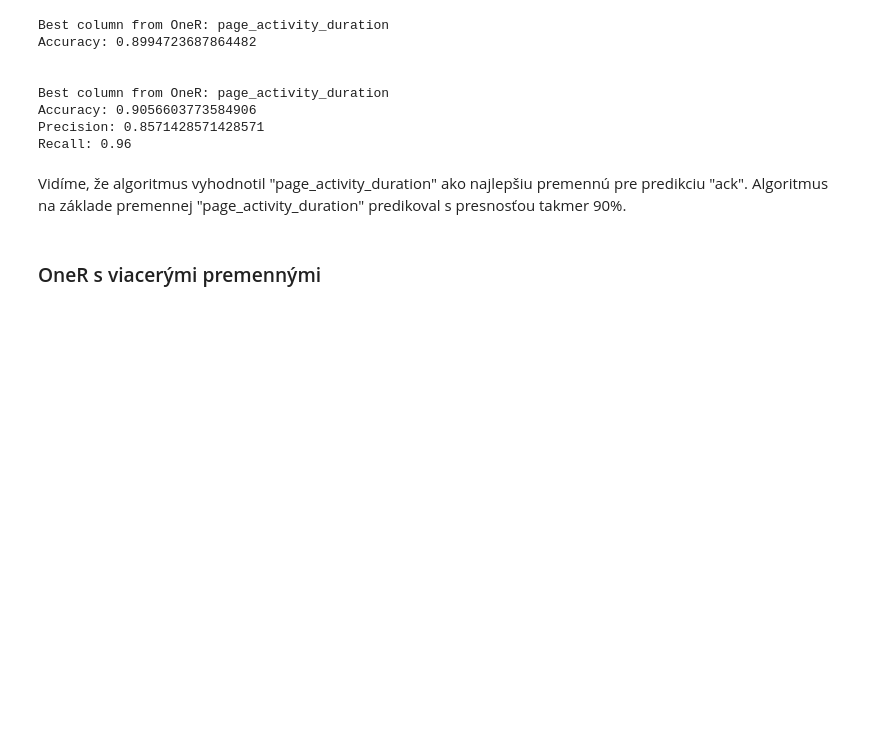
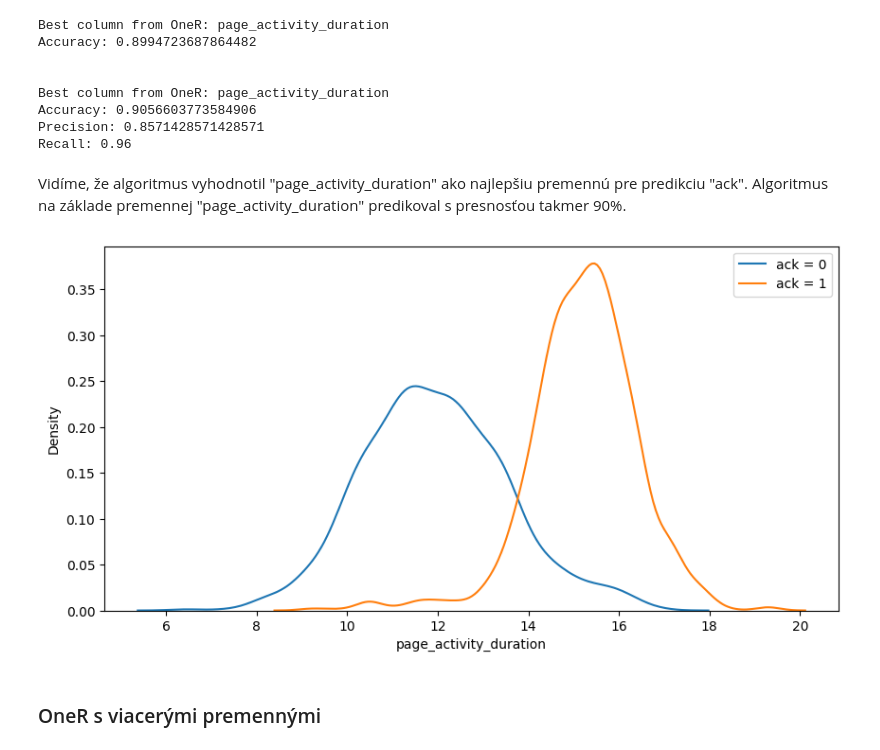
Before and after one commit to Brunokristi/Project_IAU, a Jupyter notebook: Phase_3.ipynb, the cells around one changed output. Saved outputs shown, nothing was run; the diff lists cells and outputs as text; code cells hidden in the pictures; blank space fills up the shorter version.

```diff
--- a/Phase_3.ipynb
+++ b/Phase_3.ipynb
@@ -109,6 +115,14 @@ Precision: 0.8571428571428571
 Recall: 0.96
 # %% [markdown]
 Vidíme, že algoritmus vyhodnotil "page_activity_duration" ako najlepšiu premennú pre predikciu "ack". Algoritmus na základe premennej "page_activity_duration" predikoval s presnosťou takmer 90%.
+# %%
+plt.figure(figsize=(10, 5))
+sns.kdeplot(train_data[train_data['ack'] == 0][best_feature], label='ack = 0')
+sns.kdeplot(train_data[train_data['ack'] == 1][best_feature], label='ack = 1')
+plt.legend()
+plt.show()
+# %% [output]
+[figure, added]
 # %% [markdown]
 ### OneR s viacerými premennými
 # %% [markdown]
```
Also changed, not shown: parts of 25 cells of this notebook.
